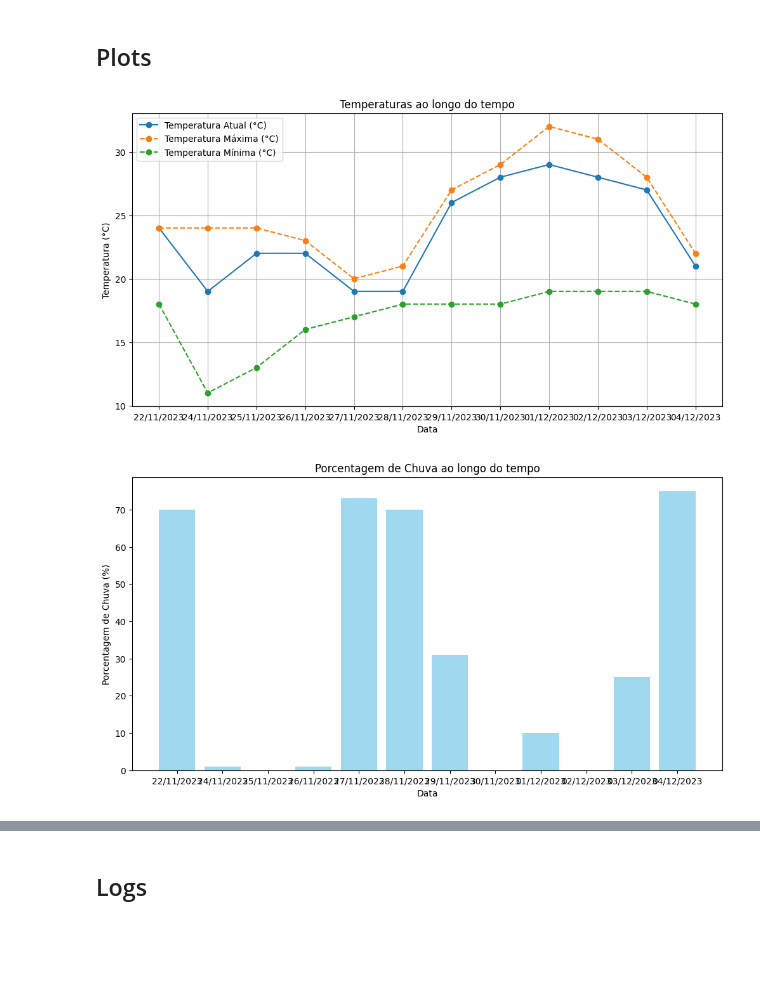
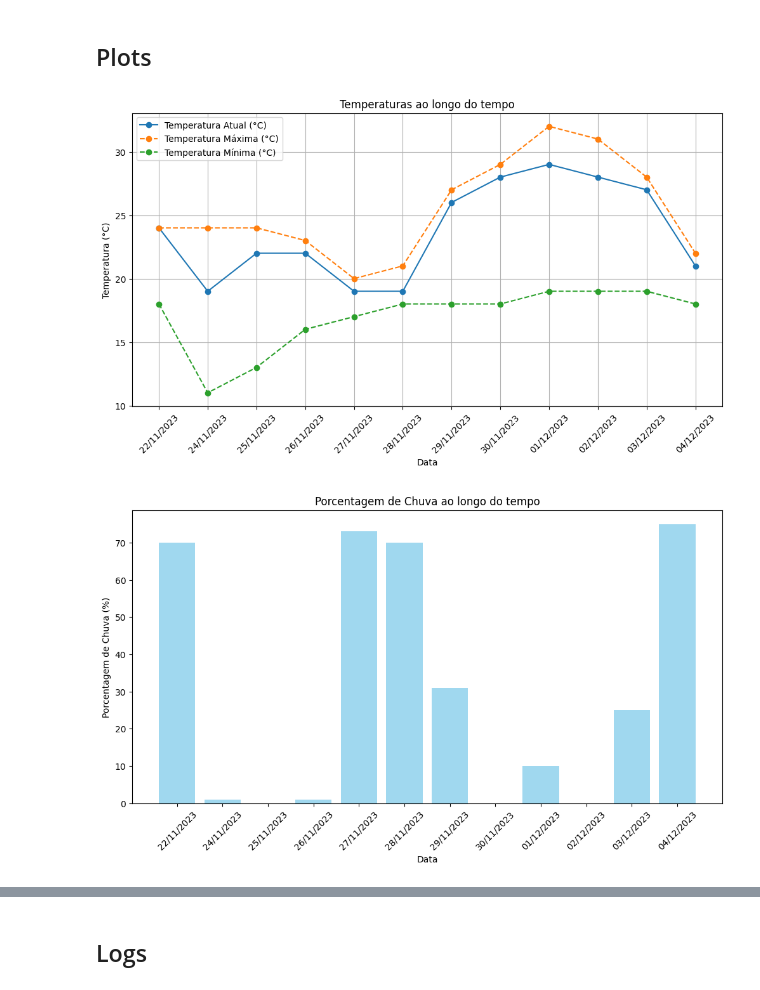
Before and after one commit to francocontigo/weather_report_scraping, a Jupyter notebook: weather_analisys.ipynb, the cells around one changed output, grey strips where cells are left out. Saved outputs shown, nothing was run; the diff lists cells and outputs as text; code cells hidden in the pictures; blank space fills up the shorter version.

Commit message:
rotation

```diff
--- a/weather_analisys.ipynb
+++ b/weather_analisys.ipynb
@@ -75,25 +75,28 @@ df['Data_Formatada'] = df['Data'].dt.strftime('%d/%m/%Y')
 save_dir = os.path.join(path, 'references', 'analysis-graphs')
 os.makedirs(save_dir, exist_ok=True)
 # %%
+
 # Gráfico de Linha para Temperatura Atual, Máxima e Mínima
 plt.figure(figsize=(12, 6))
 
 plt.plot(df['Data_Formatada'], df['Temperatura atual (°C)'], label='Temperatura Atual (°C)', marker='o')
 plt.plot(df['Data_Formatada'], df['Temperatura Máxima (°C)'], label='Temperatura Máxima (°C)', linestyle='--', marker='o')
 plt.plot(df['Data_Formatada'], df['Temperatura Mínima (°C)'], label='Temperatura Mínima (°C)', linestyle='--', marker='o')
 
 plt.title('Temperaturas ao longo do tempo')
 plt.xlabel('Data')
 plt.ylabel('Temperatura (°C)')
 plt.legend()
+plt.xticks(rotation=45)
 plt.grid(True)
 
 plt.savefig(os.path.join(save_dir, 'plt1_Temperaturas.png'))
 
 plt.show()
 # %% [output]
-[figure, old version]
+[figure, new version]
 # %%
+
 # Gráfico de Barras para Porcentagem de Chuva
 plt.figure(figsize=(12, 6))
 
@@ -102,11 +105,12 @@ plt.bar(df['Data_Formatada'], df['Corrente de chuva (%)'] * 100, color='#a0d8ef'
 plt.title('Porcentagem de Chuva ao longo do tempo')
 plt.xlabel('Data')
 plt.ylabel('Porcentagem de Chuva (%)')
+plt.xticks(rotation=45)
 plt.grid(False)
 
 plt.savefig(os.path.join(save_dir, 'plt2_Chuva.png'))
 
 plt.show()
 # %% [output]
-[figure, old version]
+[figure, new version]
 # %%
```
Also changed, not shown: parts of 3 cells of this notebook, 5 other files.
